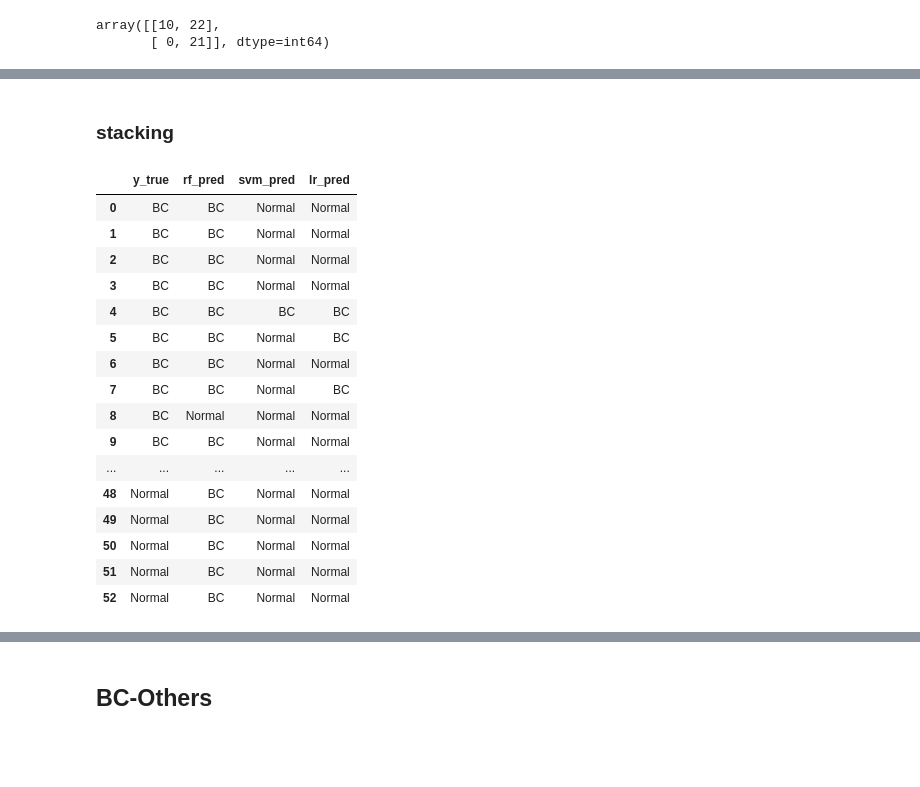
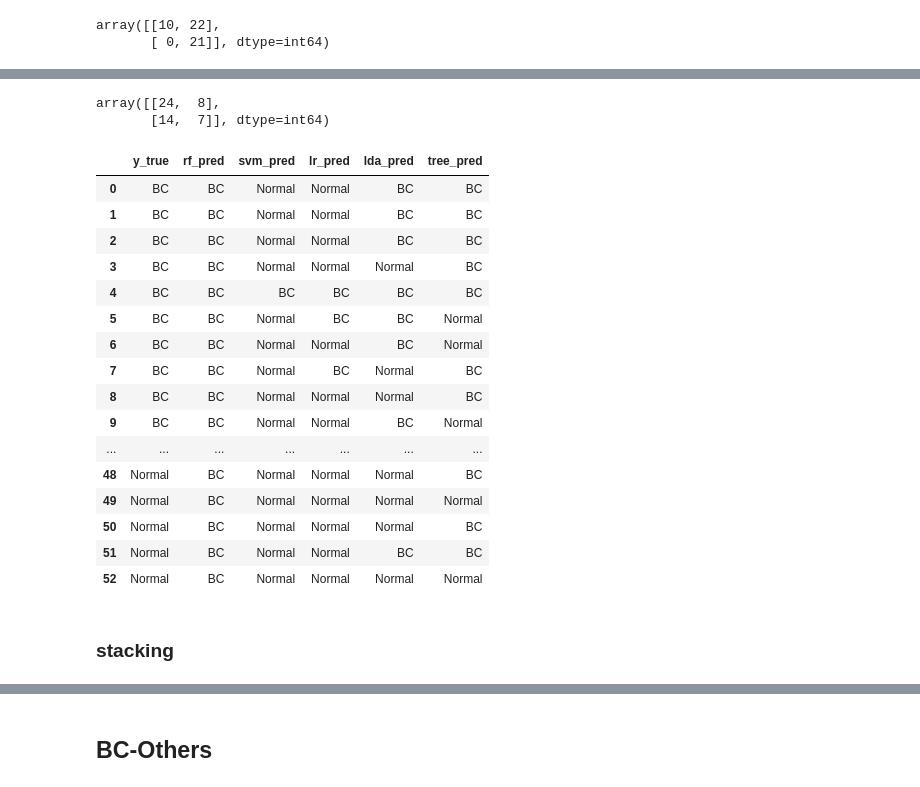
Before and after one commit to miniii222/CNV, a Jupyter notebook: binary_modeling_using_TCGA.ipynb, the cells around one changed output, grey strips where cells are left out. Drawn from its saved outputs; the diff is of its cells as text; code cells hidden in the pictures; blank space fills up the shorter version.

```diff
--- a/binary_modeling_using_TCGA.ipynb
+++ b/binary_modeling_using_TCGA.ipynb
@@ -194,7 +211,8 @@ array([[ 8, 24],
 ### logistic regression
 # %%
 lr1.fit(x_train, y_train)
-print(classification_report(y_test, lr1.predict(x_test), target_names=['BC', 'Normal']))
+lr1_pred =  lr1.predict(x_test)
+print(classification_report(y_test,lr1_pred, target_names=['BC', 'Normal']))
 # %% [output]
               precision    recall  f1-score   support
 
@@ -211,0 +232,7 @@ array([[10, 22],
+# %%
+from sklearn.discriminant_analysis import LinearDiscriminantAnalysis
+lda = LinearDiscriminantAnalysis()
+# %%
+lda.fit(x_train, y_train)
+lda_pred = lda.predict(x_test)
+print(classification_report(y_test, lda_pred, target_names=['BC', 'Normal']))
@@ -211,0 +255,4 @@ array([[10, 22],
+# %%
+tree.fit(x_train, y_train)
+tree_pred = tree.predict(x_test)
+print(classification_report(y_test, tree_pred, target_names=['BC', 'Normal']))
@@ -212,26 +268,32 @@ array([[10, 22],
+# %%
+confusion_matrix(y_test, tree_pred)
+# %% [output]
+array([[24,  8],
+       [14,  7]], dtype=int64)
+# %%
+pd.DataFrame({'y_true' : y_test,
+             'rf_pred' : rf1_pred,'svm_pred' : svm1_pred,
+              'lr_pred' : lr1_pred, 'lda_pred' : lda_pred, 'tree_pred' : tree_pred})
+# %% [output]
+|  | y_true | rf_pred | svm_pred | lr_pred | lda_pred | tree_pred |
+| 0 | BC | BC | Normal | Normal | BC | BC |
+| 1 | BC | BC | Normal | Normal | BC | BC |
+| 2 | BC | BC | Normal | Normal | BC | BC |
+| 3 | BC | BC | Normal | Normal | Normal | BC |
+| 4 | BC | BC | BC | BC | BC | BC |
+| 5 | BC | BC | Normal | BC | BC | Normal |
+| 6 | BC | BC | Normal | Normal | BC | Normal |
+| 7 | BC | BC | Normal | BC | Normal | BC |
+| 8 | BC | BC | Normal | Normal | Normal | BC |
+| 9 | BC | BC | Normal | Normal | BC | Normal |
+| ... | ... | ... | ... | ... | ... | ... |
+| 48 | Normal | BC | Normal | Normal | Normal | BC |
+| 49 | Normal | BC | Normal | Normal | Normal | Normal |
+| 50 | Normal | BC | Normal | Normal | Normal | BC |
+| 51 | Normal | BC | Normal | Normal | BC | BC |
+| 52 | Normal | BC | Normal | Normal | Normal | Normal |
 # %% [markdown]
 ### stacking
-# %%
-pd.DataFrame({'y_true' : y_test,
-             'rf_pred' : rf1.predict(x_test),'svm_pred' : svm1.predict(x_test),'lr_pred' : lr1.predict(x_test)})
-# %% [output]
-|  | y_true | rf_pred | svm_pred | lr_pred |
-| 0 | BC | BC | Normal | Normal |
-| 1 | BC | BC | Normal | Normal |
-| 2 | BC | BC | Normal | Normal |
-| 3 | BC | BC | Normal | Normal |
-| 4 | BC | BC | BC | BC |
-| 5 | BC | BC | Normal | BC |
-| 6 | BC | BC | Normal | Normal |
-| 7 | BC | BC | Normal | BC |
-| 8 | BC | Normal | Normal | Normal |
-| 9 | BC | BC | Normal | Normal |
-| ... | ... | ... | ... | ... |
-| 48 | Normal | BC | Normal | Normal |
-| 49 | Normal | BC | Normal | Normal |
-| 50 | Normal | BC | Normal | Normal |
-| 51 | Normal | BC | Normal | Normal |
-| 52 | Normal | BC | Normal | Normal |
 # %%
 from sklearn.model_selection import KFold
 cv = KFold(5, shuffle=True, random_state=0)
```
Also changed, not shown: parts of 69 cells of this notebook.
